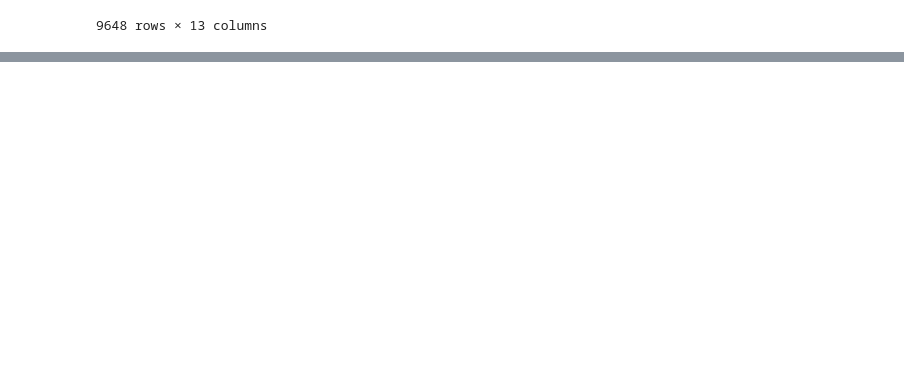
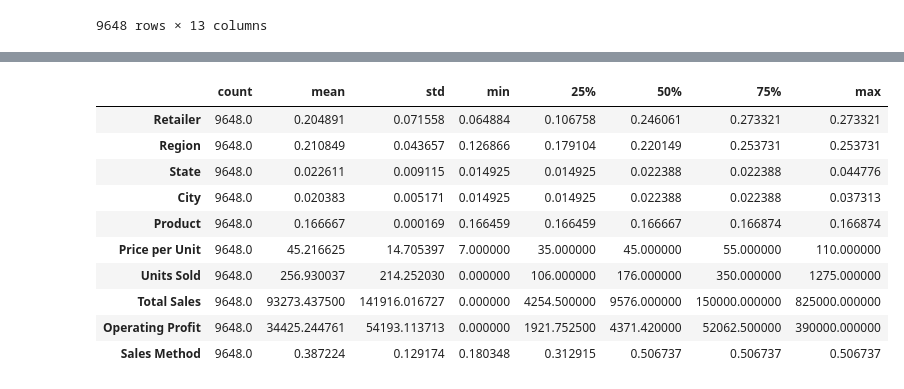
Before and after one commit to Jeetjha-07/ML-Sales-Prediciton-Project, a Jupyter notebook: notebooks/model1_total_sales.ipynb, the cells around one changed output, grey strips where cells are left out. Cells and saved outputs as stored; diff of their text form; code cells hidden in the pictures; blank space fills up the shorter version.

```diff
--- a/notebooks/model1_total_sales.ipynb
+++ b/notebooks/model1_total_sales.ipynb
@@ -28,0 +66,2 @@ data
+# %%
+data = data.drop(columns=["Retailer ID", "Operating Margin"], errors = 'ignore')
@@ -28,0 +75,4 @@ data
+# %%
+data = data.drop(columns=["Invoice Date"], errors = 'ignore')
+# %%
+cat_cols = data.select_dtypes(include=['object']).columns
@@ -28,0 +83,4 @@ data
+# %%
+for col in cat_cols:
+    frequency = data[col].value_counts()/len(data)
+    data[col] = data[col].map(frequency)
@@ -28,0 +96,14 @@ data
+# %%
+data.describe().T
+# %% [output]
+|  | count | mean | std | min | 25% | 50% | 75% | max |
+| Retailer | 9648.0 | 0.204891 | 0.071558 | 0.064884 | 0.106758 | 0.246061 | 0.273321 | 0.273321 |
+| Region | 9648.0 | 0.210849 | 0.043657 | 0.126866 | 0.179104 | 0.220149 | 0.253731 | 0.253731 |
+| State | 9648.0 | 0.022611 | 0.009115 | 0.014925 | 0.014925 | 0.022388 | 0.022388 | 0.044776 |
+| City | 9648.0 | 0.020383 | 0.005171 | 0.014925 | 0.014925 | 0.022388 | 0.022388 | 0.037313 |
+| Product | 9648.0 | 0.166667 | 0.000169 | 0.166459 | 0.166459 | 0.166667 | 0.166874 | 0.166874 |
+| Price per Unit | 9648.0 | 45.216625 | 14.705397 | 7.000000 | 35.000000 | 45.000000 | 55.000000 | 110.000000 |
+| Units Sold | 9648.0 | 256.930037 | 214.252030 | 0.000000 | 106.000000 | 176.000000 | 350.000000 | 1275.000000 |
+| Total Sales | 9648.0 | 93273.437500 | 141916.016727 | 0.000000 | 4254.500000 | 9576.000000 | 150000.000000 | 825000.000000 |
+| Operating Profit | 9648.0 | 34425.244761 | 54193.113713 | 0.000000 | 1921.752500 | 4371.420000 | 52062.500000 | 390000.000000 |
+| Sales Method | 9648.0 | 0.387224 | 0.129174 | 0.180348 | 0.312915 | 0.506737 | 0.506737 | 0.506737 |
```
Also changed, not shown: parts of 15 cells of this notebook.
